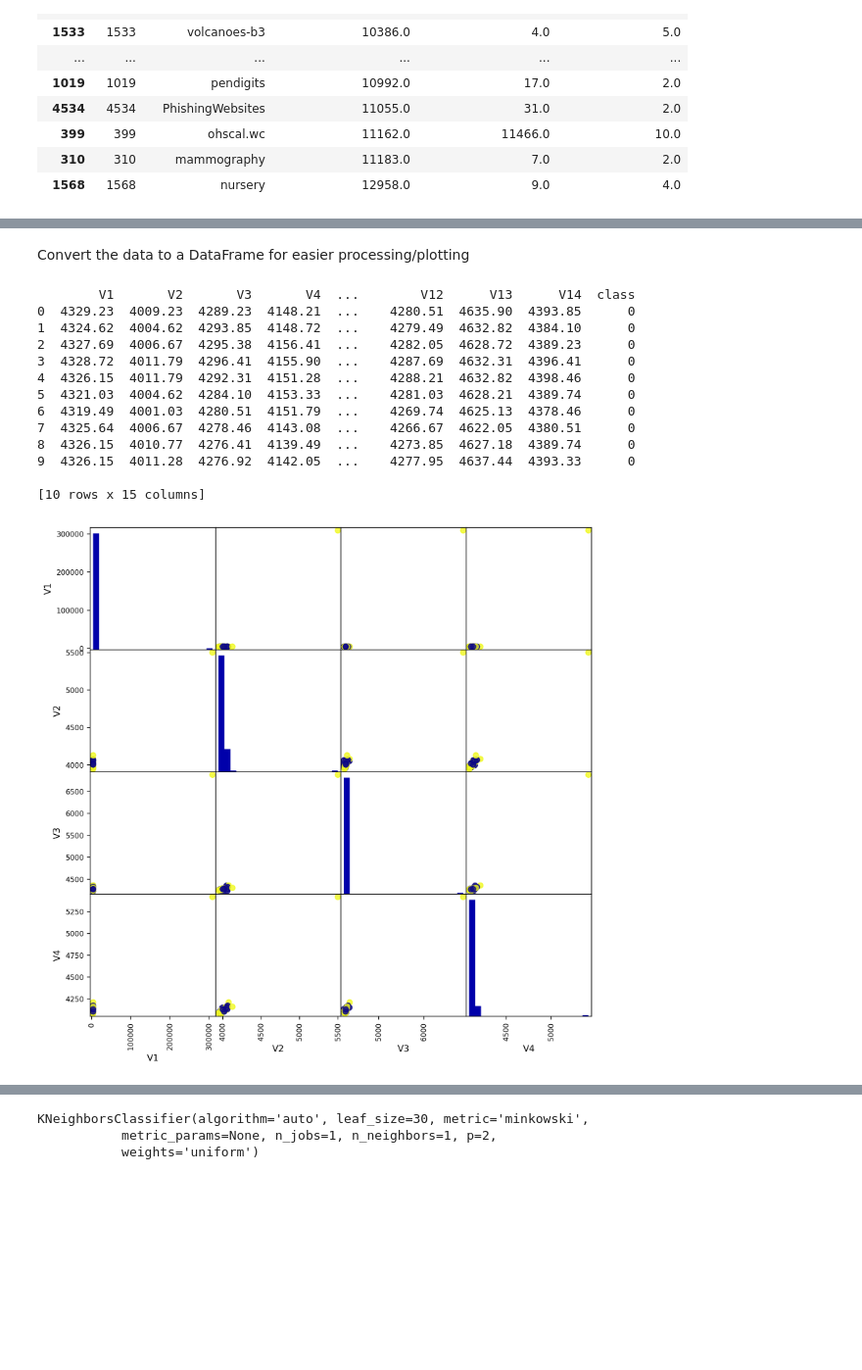
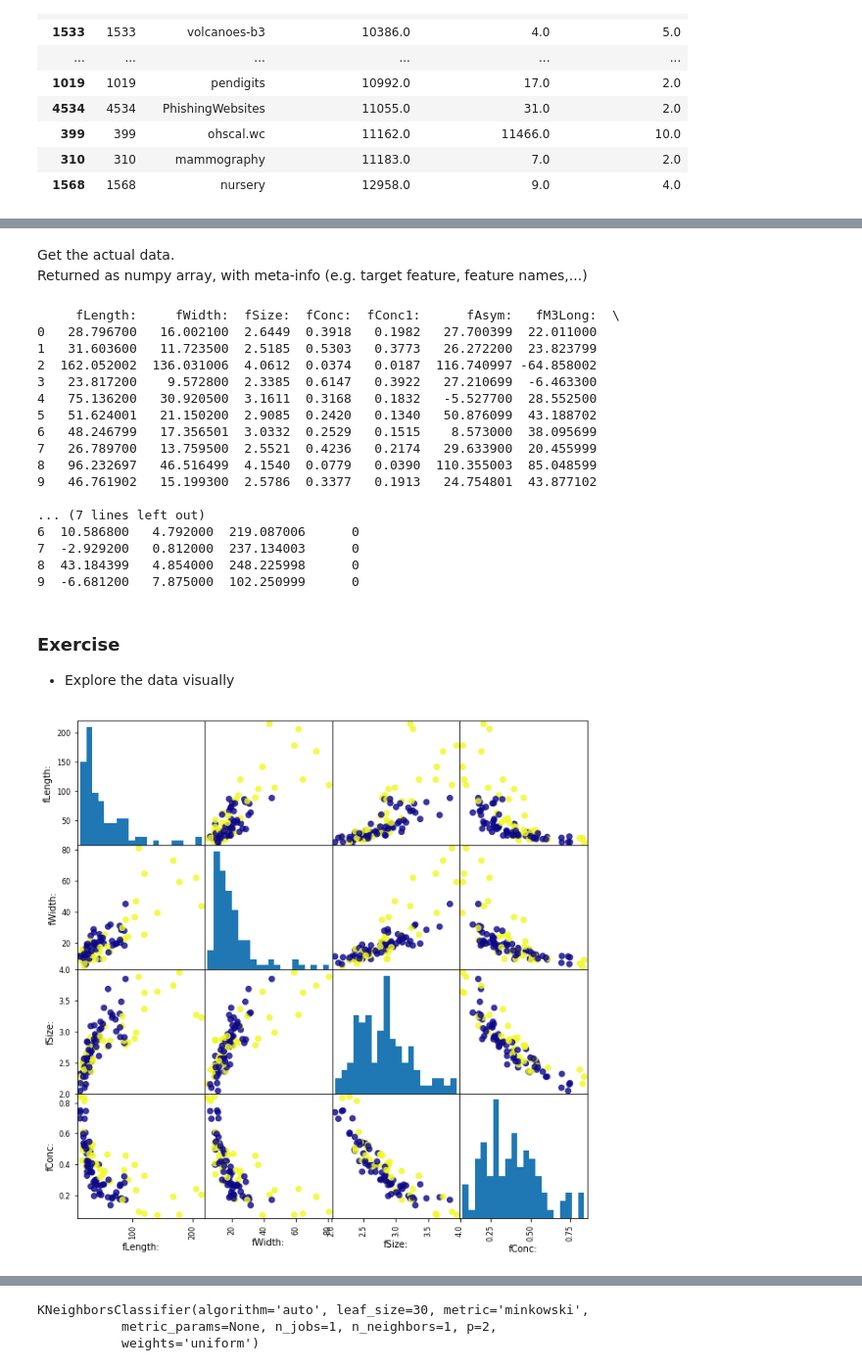
Before and after one commit to joaquinvanschoren/ML-intro, a Jupyter notebook: 00 Tutorial 2a - OpenML.ipynb, the cells around one changed output, grey strips where cells are left out. Shown at 98% size. Cells and saved outputs as stored; diff of their text form; code cells hidden in the pictures; blank space fills up the shorter version.

```diff
--- a/00 Tutorial 2a - OpenML.ipynb
+++ b/00 Tutorial 2a - OpenML.ipynb
@@ -10,9 +10 @@ OpenML is an online collaboration platform for machine learning:
 * Large scale benchmarking, compare to state of the art
-# %%
-# Install OpenML (developer version)
-pip install git+https://github.com/renatopp/liac-arff@master
-pip install git+https://github.com/openml/openml-python.git@develop
-
-# Import and set key
-import openml as oml
-oml.config.apikey = 'YOURKEY'
@@ -38,3 +32,4 @@ There are two ways to authenticate:
 # %%
-# Uncomment and run this to authenticate. Don't share your API key!
-oml.config.apikey = os.environ.get('OPENMLKEY','MYKEY')
+# Uncomment and set your OpenML key. Don't share your key with others.
+import openml as oml
+#oml.config.apikey = 'YOURKEY'
@@ -129,6 +109,7 @@ Download a specific dataset. This is done based on the dataset ID (called 'did')
 # %%
-dataset = oml.datasets.get_dataset(1471)
+dataset = oml.datasets.get_dataset(1120)
 
+# Print a summary
 print("This is dataset '%s', the target feature is '%s'" %
       (dataset.name, dataset.default_target_attribute))
 print("URL: %s" % dataset.url)
@@ -144,5 +126,6 @@ All data is from one continuous EEG measurement with the Emotiv EEG Neuroheadset
-# %% [markdown]
-Convert the data to a DataFrame for easier processing/plotting
+# %% [markdown]
+Get the actual data.
+Returned as numpy array, with meta-info (e.g. target feature, feature names,...)
 # %%
 X, y, attribute_names = dataset.get_data(
     target=dataset.default_target_attribute,
@@ -151,24 +134,32 @@ eeg = pd.DataFrame(X, columns=attribute_names)
 eeg['class'] = y
 print(eeg[:10])
 # %% [output]
-        V1       V2       V3       V4  ...        V12      V13      V14  class
-0  4329.23  4009.23  4289.23  4148.21  ...    4280.51  4635.90  4393.85      0
-1  4324.62  4004.62  4293.85  4148.72  ...    4279.49  4632.82  4384.10      0
-2  4327.69  4006.67  4295.38  4156.41  ...    4282.05  4628.72  4389.23      0
-3  4328.72  4011.79  4296.41  4155.90  ...    4287.69  4632.31  4396.41      0
-4  4326.15  4011.79  4292.31  4151.28  ...    4288.21  4632.82  4398.46      0
-5  4321.03  4004.62  4284.10  4153.33  ...    4281.03  4628.21  4389.74      0
-6  4319.49  4001.03  4280.51  4151.79  ...    4269.74  4625.13  4378.46      0
-7  4325.64  4006.67  4278.46  4143.08  ...    4266.67  4622.05  4380.51      0
-8  4326.15  4010.77  4276.41  4139.49  ...    4273.85  4627.18  4389.74      0
-9  4326.15  4011.28  4276.92  4142.05  ...    4277.95  4637.44  4393.33      0
+     fLength:     fWidth:  fSize:  fConc:  fConc1:      fAsym:   fM3Long:  \
+0   28.796700   16.002100  2.6449  0.3918   0.1982   27.700399  22.011000
+1   31.603600   11.723500  2.5185  0.5303   0.3773   26.272200  23.823799
+2  162.052002  136.031006  4.0612  0.0374   0.0187  116.740997 -64.858002
+3   23.817200    9.572800  2.3385  0.6147   0.3922   27.210699  -6.463300
+4   75.136200   30.920500  3.1611  0.3168   0.1832   -5.527700  28.552500
+5   51.624001   21.150200  2.9085  0.2420   0.1340   50.876099  43.188702
+6   48.246799   17.356501  3.0332  0.2529   0.1515    8.573000  38.095699
+7   26.789700   13.759500  2.5521  0.4236   0.2174   29.633900  20.455999
+8   96.232697   46.516499  4.1540  0.0779   0.0390  110.355003  85.048599
+9   46.761902   15.199300  2.5786  0.3377   0.1913   24.754801  43.877102
 
-[10 rows x 15 columns]
+... (7 lines left out)
+6  10.586800   4.792000  219.087006      0
+7  -2.929200   0.812000  237.134003      0
+8  43.184399   4.854000  248.225998      0
+9  -6.681200   7.875000  102.250999      0
+# %% [markdown]
+### Exercise
+- Explore the data visually
 # %%
+%matplotlib inline
 eegs = eeg.sample(n=1000)
-_ = pd.scatter_matrix(eegs.iloc[:100,:4], c=eegs[:100]['class'], figsize=(10, 10),
+pd.scatter_matrix(eegs.iloc[:100,:4], c=eegs[:100]['class'], figsize=(10, 10),
                   marker='o', hist_kwds={'bins': 20},
-                  alpha=.8, cmap='plasma')
+                  alpha=.8, cmap='plasma');
 # %% [output]
-[figure, old version]
+[figure, new version]
 # %% [markdown]
```
Also changed, not shown: parts of 47 cells of this notebook, 17 other files.
